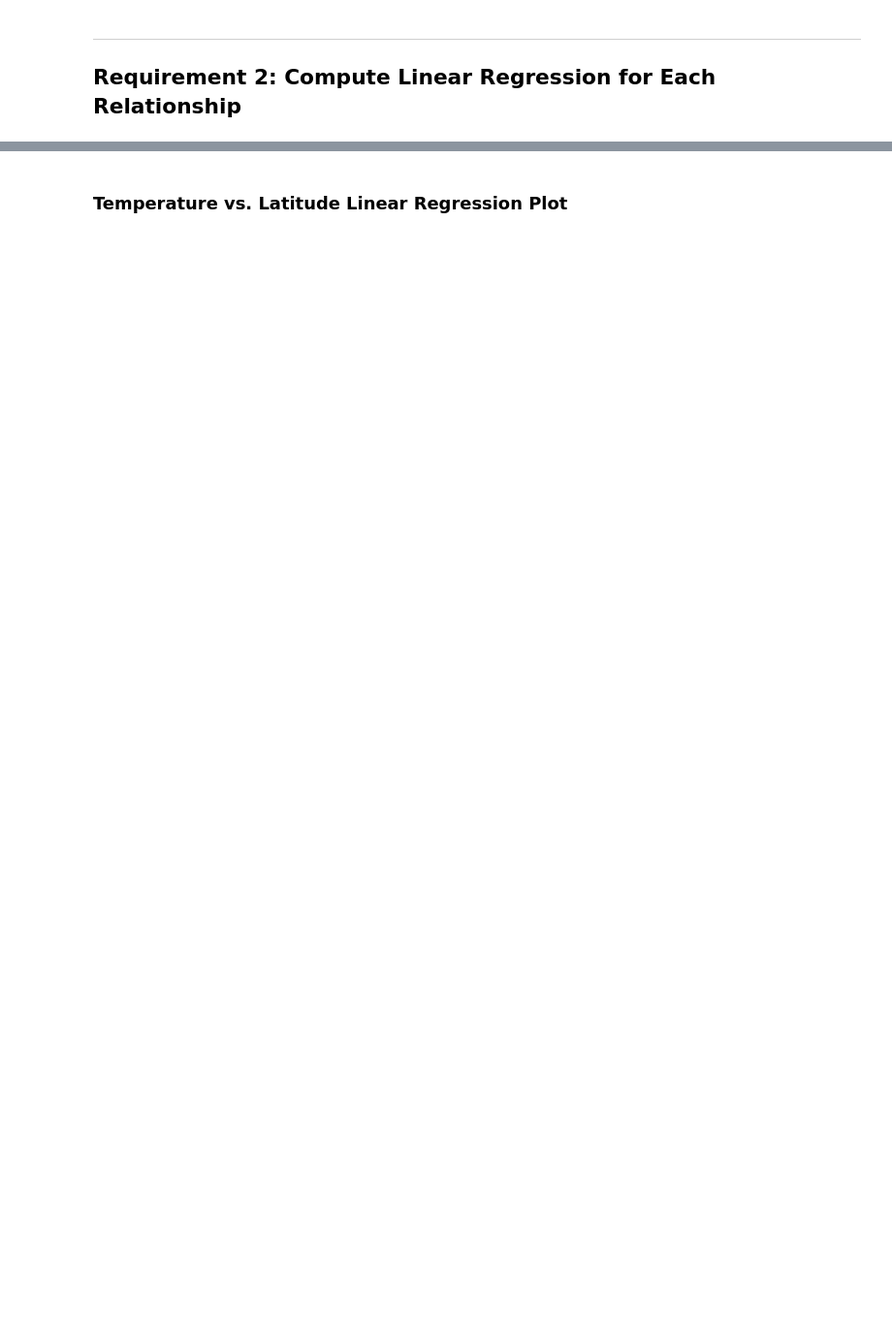
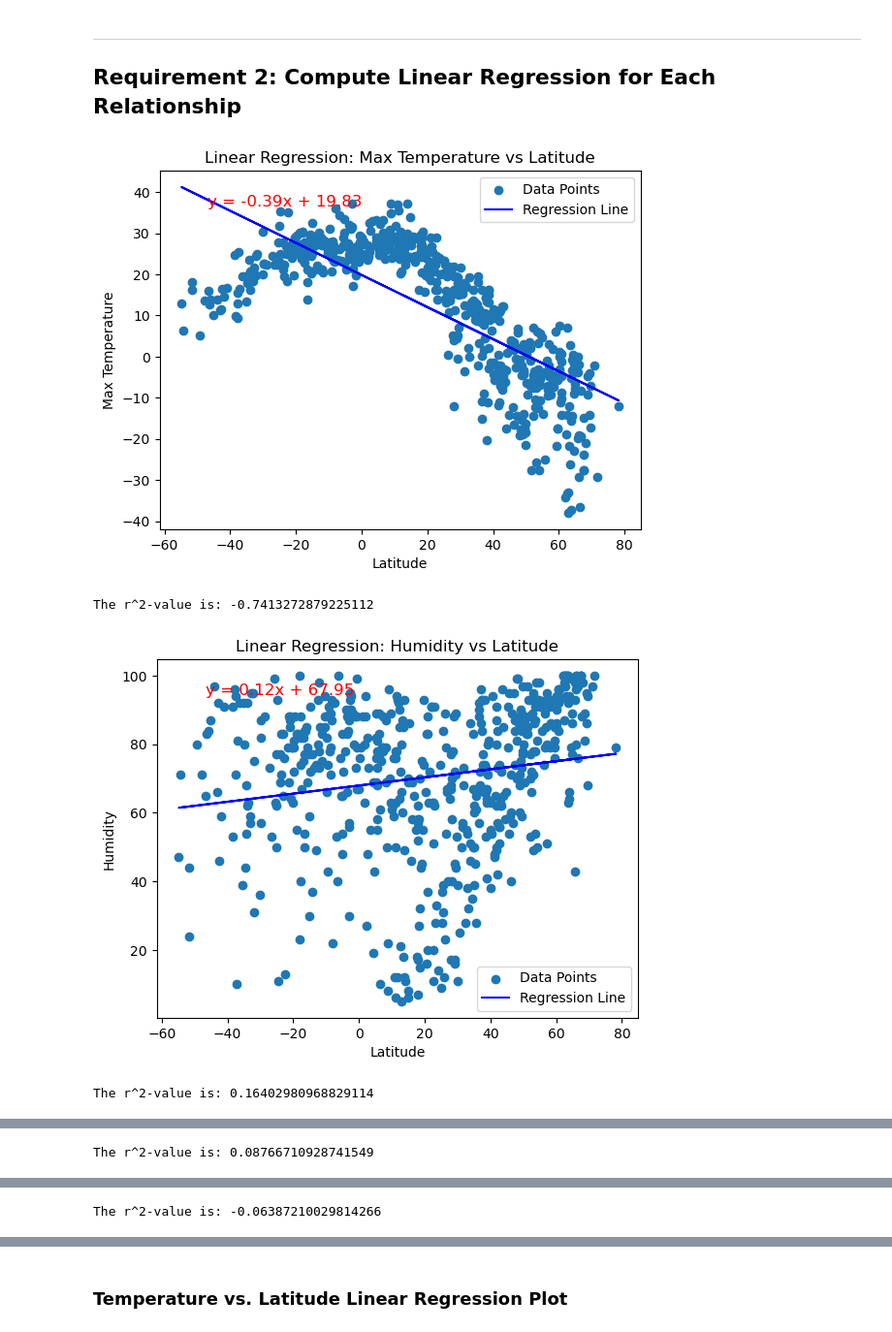
Before and after one commit to janehedges/python-api-challenge, a Jupyter notebook: WeatherPy.ipynb, the cells around one changed output, grey strips where cells are left out. Shown at 97% size. Saved outputs shown, nothing was run; the diff lists cells and outputs as text; code cells hidden in the pictures; blank space fills up the shorter version.

```diff
--- a/WeatherPy.ipynb
+++ b/WeatherPy.ipynb
@@ -237,0 +284,30 @@ plt.show()
+# %%
+# Define a function to create Linear Regression plots
+def create_linear_regression_plot(x_values, y_values, x_label, y_label):
+        (slope, intercept, r_value, p_value, std_err) = linregress(x_values, y_values)
+        regress_values = slope * x_values + intercept
+        plt.scatter(x_values, y_values, label='Data Points')
+        plt.plot(x_values, regress_values, color='blue', label='Regression Line')
+        plt.xlabel(x_label)
+        plt.ylabel(y_label)
+        plt.title(f'Linear Regression: {y_label} vs {x_label}')
+        plt.legend()
+        plt.annotate(f'y = {round(slope, 2)}x + {round(intercept, 2)}',
+                xy=(0.1, 0.9),
+                xycoords='axes fraction',
+                fontsize=12,
+                color='red')
+        plt.show()
+        print(f"The r^2-value is: {r_value}")
+        return slope, intercept, r_value, p_value, std_err
+
+# Create regression values'
+create_linear_regression_plot(city_data_df['Lat'], city_data_df['Max Temp'], 'Latitude', 'Max Temperature')
+create_linear_regression_plot(city_data_df['Lat'], city_data_df['Humidity'], 'Latitude', 'Humidity')
+create_linear_regression_plot(city_data_df['Lat'], city_data_df['Cloudiness'], 'Latitude', 'Cloudiness')
+create_linear_regression_plot(city_data_df['Lat'], city_data_df['Wind Speed'], 'Latitude', 'Wind Speed')
+# %% [output]
+[figure, added]
+The r^2-value is: -0.7413272879225112
+[figure, added]
+The r^2-value is: 0.16402980968829114
@@ -237,0 +315 @@ plt.show()
+The r^2-value is: 0.08766710928741549
@@ -237,0 +317 @@ plt.show()
+The r^2-value is: -0.06387210029814266
```
Also changed, not shown: parts of 34 cells of this notebook.
